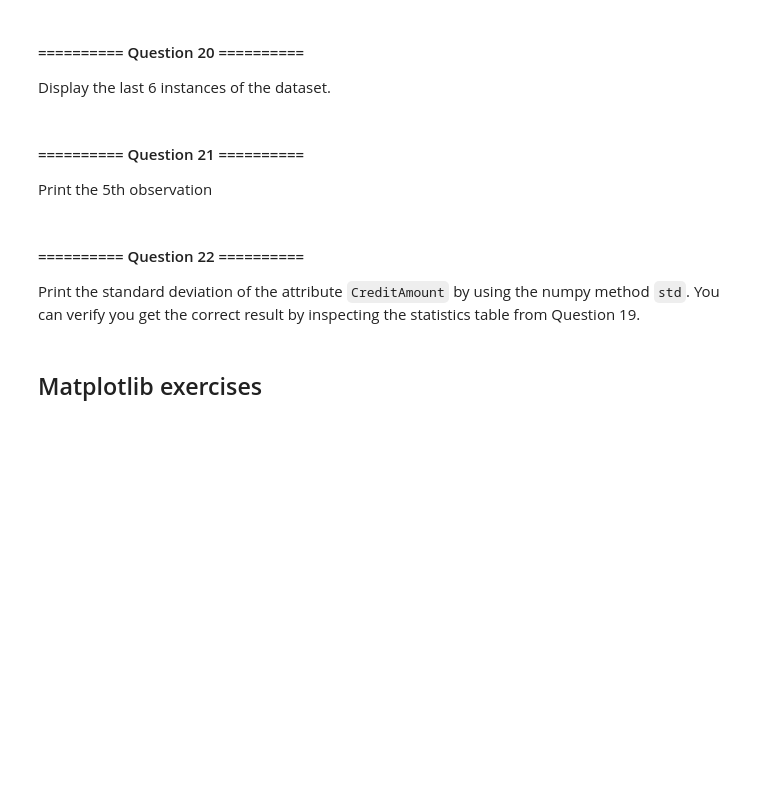
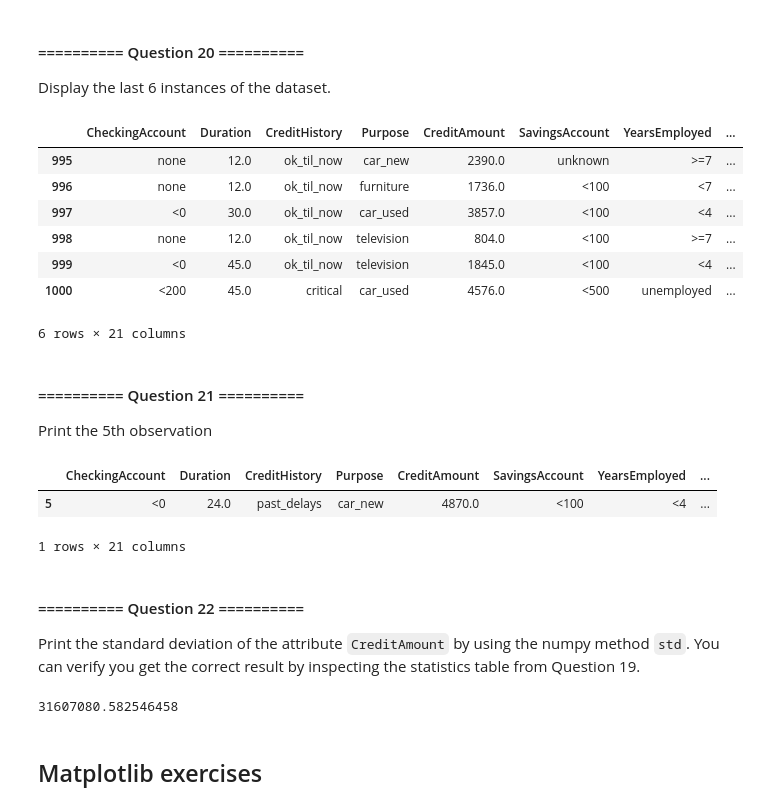
Before and after one commit to juanpimartinuceda/iaml-labs, a Jupyter notebook: Labs/00 - Introduction.ipynb, the cells around one changed output. Cells and saved outputs as stored; diff of their text form; code cells hidden in the pictures; blank space fills up the shorter version.

```diff
--- a/Labs/00 - Introduction.ipynb
+++ b/Labs/00 - Introduction.ipynb
@@ -1465,16 +1134,34 @@ Display the summary statistics of the attributes of the dataset.
 Display the last 6 instances of the dataset.
 # %%
 # Your Code goes here:
+credit.tail(6)
+# %% [output]
+|  | CheckingAccount | Duration | CreditHistory | Purpose | CreditAmount | SavingsAccount | YearsEmployed | ... |
+| 995 | none | 12.0 | ok_til_now | car_new | 2390.0 | unknown | >=7 | ... |
+| 996 | none | 12.0 | ok_til_now | furniture | 1736.0 | <100 | <7 | ... |
+| 997 | <0 | 30.0 | ok_til_now | car_used | 3857.0 | <100 | <4 | ... |
+| 998 | none | 12.0 | ok_til_now | television | 804.0 | <100 | >=7 | ... |
+| 999 | <0 | 45.0 | ok_til_now | television | 1845.0 | <100 | <4 | ... |
+| 1000 | <200 | 45.0 | critical | car_used | 4576.0 | <500 | unemployed | ... |
+6 rows × 21 columns
 # %% [markdown]
 #### ========== Question 21 ==========
 Print the 5th observation
 # %%
 # Your Code goes here:
+credit[5:6]
+# %% [output]
+|  | CheckingAccount | Duration | CreditHistory | Purpose | CreditAmount | SavingsAccount | YearsEmployed | ... |
+| 5 | <0 | 24.0 | past_delays | car_new | 4870.0 | <100 | <4 | ... |
+1 rows × 21 columns
 # %% [markdown]
 #### ========== Question 22 ==========
 Print the standard deviation of the attribute `CreditAmount` by using the numpy method `std`. You can verify you get the correct result by inspecting the statistics table from Question 19.
 # %%
 # Your Code goes here:
+credit['CreditAmount'].std()
+# %% [output]
+31607080.582546458
 # %% [markdown]
 ## Matplotlib exercises
 # %% [markdown]
```
Also changed, not shown: parts of 147 cells of this notebook.
